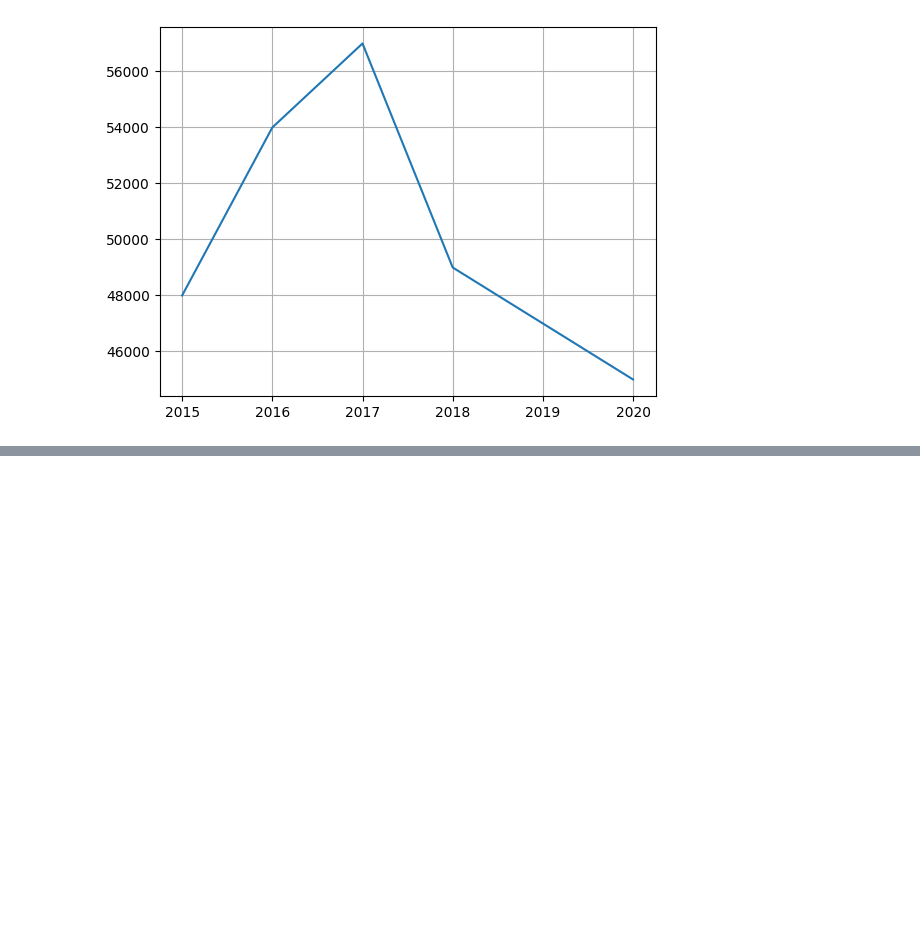
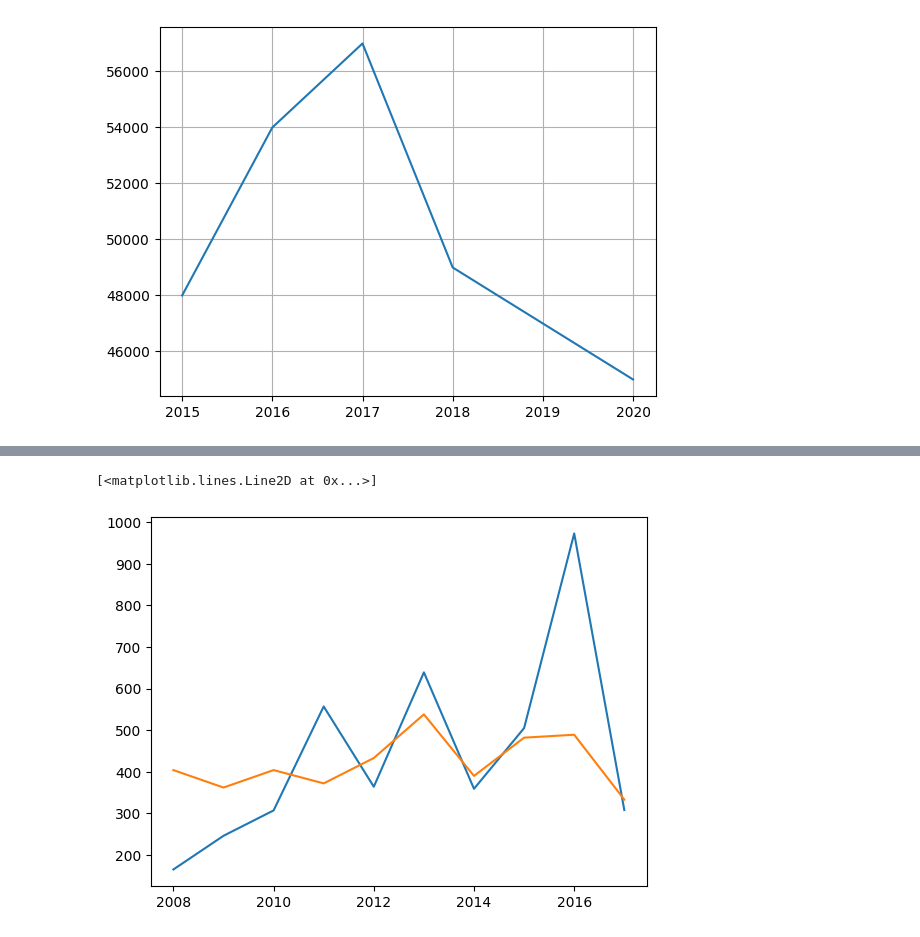
Before and after one commit to pranavsirsufale/attendance_system, a Jupyter notebook: pythoncode/visualization_python.ipynb, the cells around one changed output, grey strips where cells are left out. Saved outputs shown, nothing was run; the diff lists cells and outputs as text; code cells hidden in the pictures; blank space fills up the shorter version.

```diff
--- a/pythoncode/visualization_python.ipynb
+++ b/pythoncode/visualization_python.ipynb
@@ -44,0 +63,7 @@ batsman = pd.read_csv('sharma-')
+# %%
+plt.plot(batsman['Year'] , batsman['V Kohli'])
+# plt.plot(batsman['year'] , batsman['RG Sharma'])
+plt.plot(batsman['Year'] , batsman['RG Sharma'])
+# %% [output]
+[<matplotlib.lines.Line2D at 0x...>]
+[figure, added]
```
Also changed, not shown: parts of 12 cells of this notebook, 1 other file.
